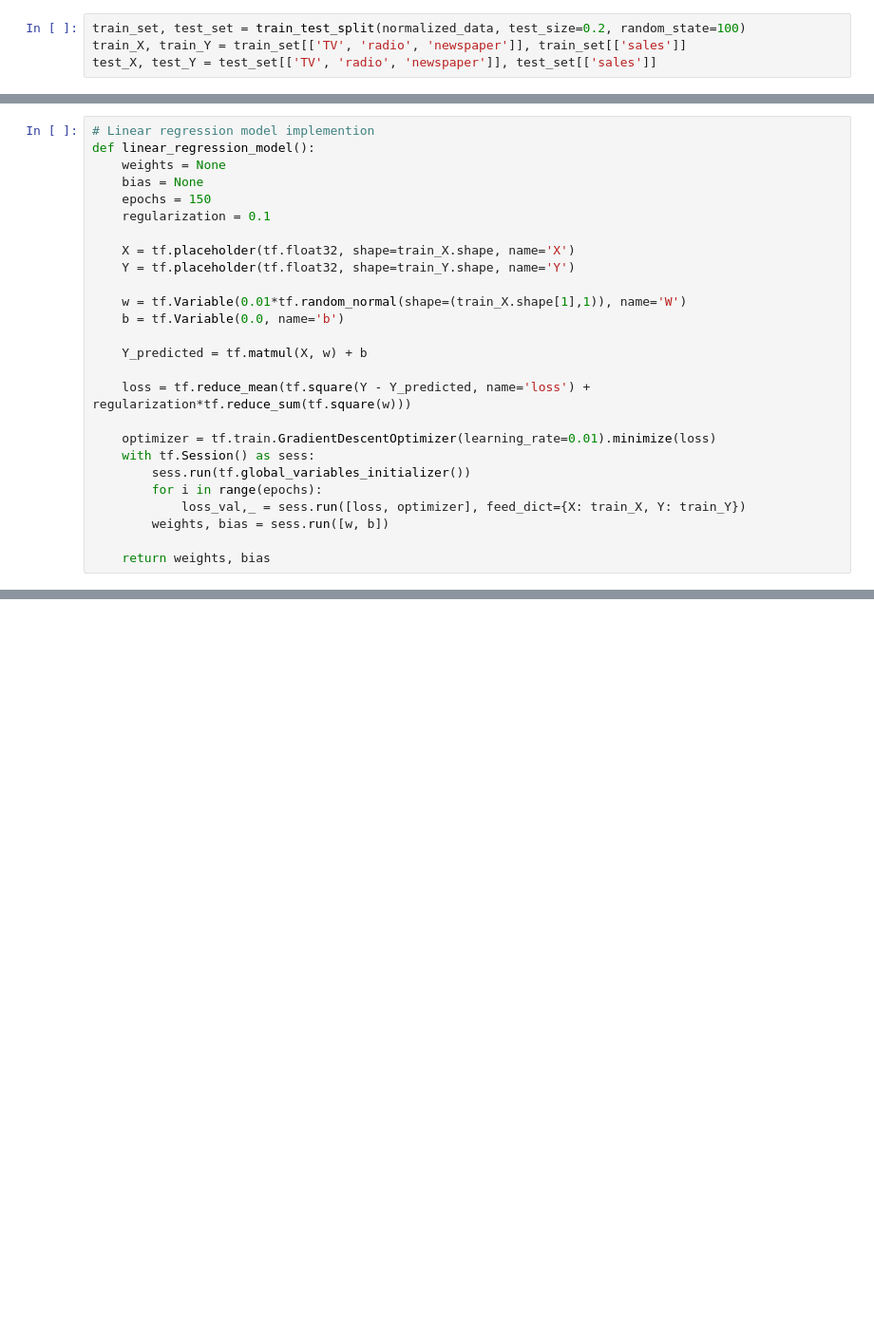
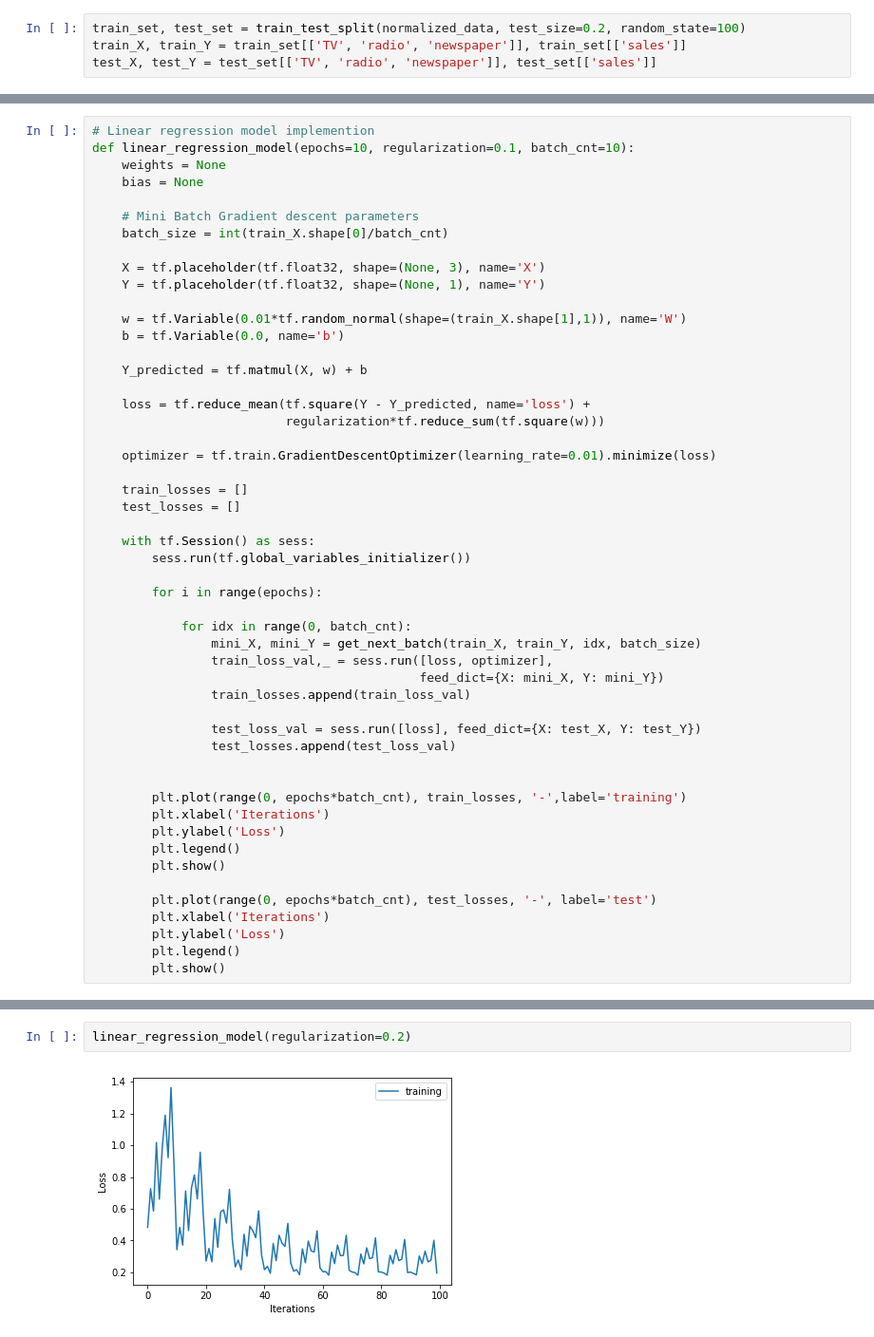
Before and after one commit to vishpat/ml-notebooks, a Jupyter notebook: Linear regression.ipynb, the cells around one changed output, grey strips where cells are left out. Shown at 95% size. Saved outputs shown, nothing was run; the diff lists cells and outputs as text; blank space fills up the shorter version.

Commit message:
Added mini batch

```diff
--- a/Linear regression.ipynb
+++ b/Linear regression.ipynb
@@ -40,26 +43,51 @@ test_X, test_Y = test_set[['TV', 'radio', 'newspaper']], test_set[['sales']]
 # %%
 # Linear regression model implemention
-def linear_regression_model():
+def linear_regression_model(epochs=10, regularization=0.1, batch_cnt=10):
     weights = None
     bias = None
-    epochs = 150
-    regularization = 0.1
 
-    X = tf.placeholder(tf.float32, shape=train_X.shape, name='X')
-    Y = tf.placeholder(tf.float32, shape=train_Y.shape, name='Y')
+    # Mini Batch Gradient descent parameters
+    batch_size = int(train_X.shape[0]/batch_cnt)
+
+    X = tf.placeholder(tf.float32, shape=(None, 3), name='X')
+    Y = tf.placeholder(tf.float32, shape=(None, 1), name='Y')
 
     w = tf.Variable(0.01*tf.random_normal(shape=(train_X.shape[1],1)), name='W')
     b = tf.Variable(0.0, name='b')
 
     Y_predicted = tf.matmul(X, w) + b
 
-    loss = tf.reduce_mean(tf.square(Y - Y_predicted, name='loss') + regularization*tf.reduce_sum(tf.square(w)))
+    loss = tf.reduce_mean(tf.square(Y - Y_predicted, name='loss') +
+                          regularization*tf.reduce_sum(tf.square(w)))
 
     optimizer = tf.train.GradientDescentOptimizer(learning_rate=0.01).minimize(loss)
+
+    train_losses = []
+    test_losses = []
+
     with tf.Session() as sess:
         sess.run(tf.global_variables_initializer())
+
         for i in range(epochs):
-            loss_val,_ = sess.run([loss, optimizer], feed_dict={X: train_X, Y: train_Y})
-        weights, bias = sess.run([w, b])
 
-    return weights, bias
+            for idx in range(0, batch_cnt):
+                mini_X, mini_Y = get_next_batch(train_X, train_Y, idx, batch_size)
+                train_loss_val,_ = sess.run([loss, optimizer],
+                                            feed_dict={X: mini_X, Y: mini_Y})
+                train_losses.append(train_loss_val)
+
+                test_loss_val = sess.run([loss], feed_dict={X: test_X, Y: test_Y})
+                test_losses.append(test_loss_val)
+
+
+        plt.plot(range(0, epochs*batch_cnt), train_losses, '-',label='training')
+        plt.xlabel('Iterations')
+        plt.ylabel('Loss')
+        plt.legend()
+        plt.show()
+
+        plt.plot(range(0, epochs*batch_cnt), test_losses, '-', label='test')
+        plt.xlabel('Iterations')
+        plt.ylabel('Loss')
+        plt.legend()
+        plt.show()
@@ -77,0 +94,4 @@ plt.show()
+# %%
+linear_regression_model(regularization=0.2)
+# %% [output]
+[figure, added]
```
Also changed, not shown: parts of 5 cells of this notebook.
